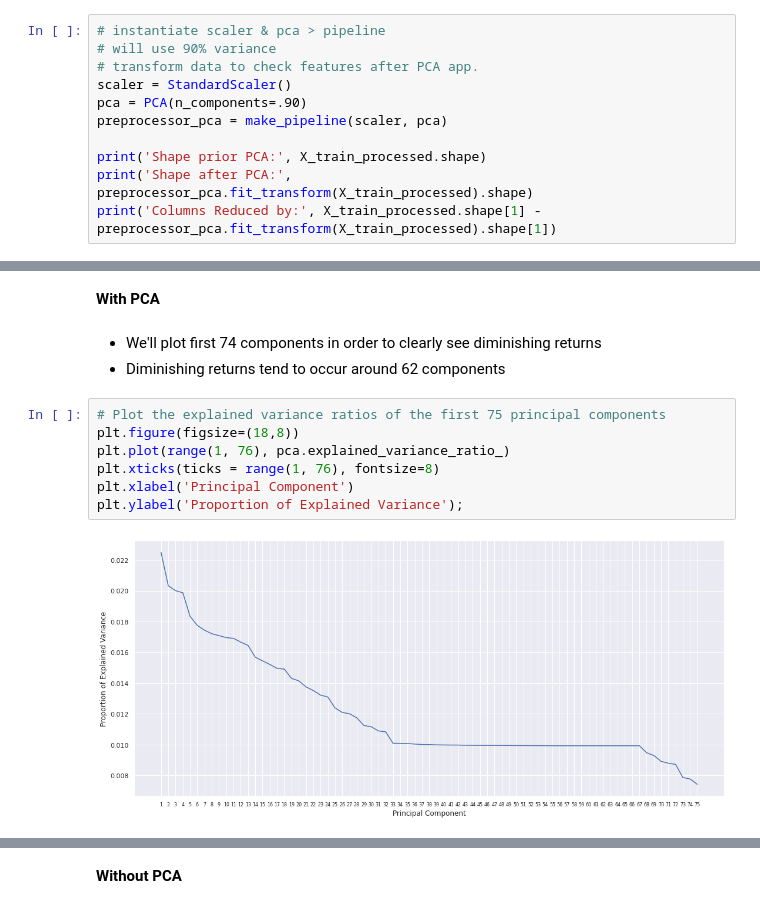
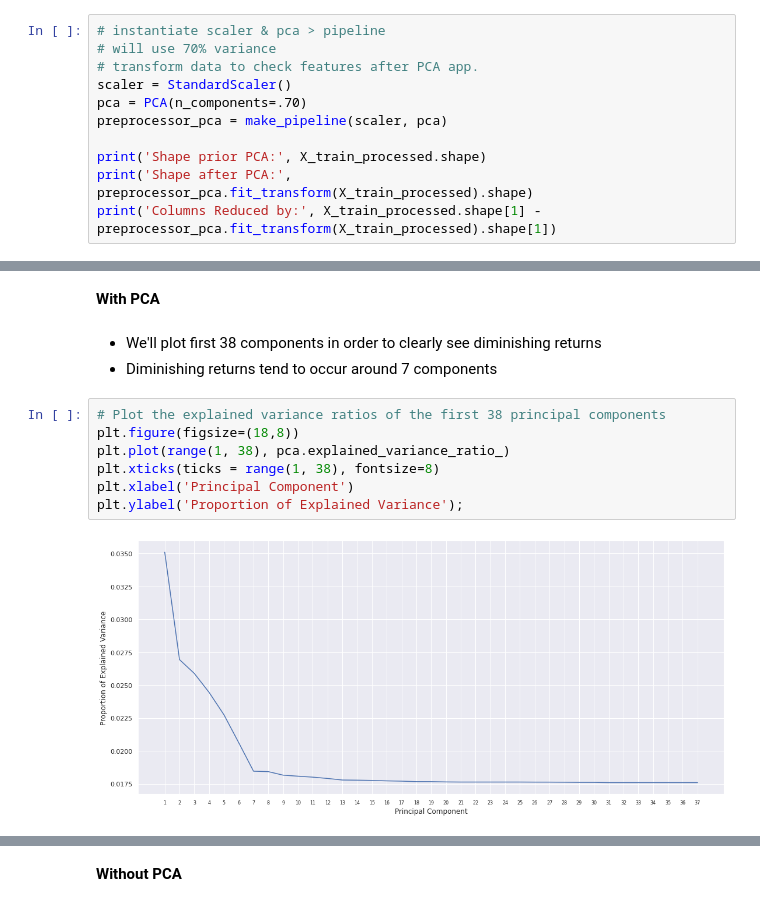
Before and after one commit to ChrisDaVillager/Data-Science-Salaries, a Jupyter notebook: Project_2_Part_4.ipynb, the cells around one changed output, grey strips where cells are left out. Cells and saved outputs as stored; diff of their text form.

```diff
--- a/Project_2_Part_4.ipynb
+++ b/Project_2_Part_4.ipynb
@@ -710,10 +692,10 @@ def eval_model(y_true, y_pred):
   print(f'scores: \nMAE: {mae:,.2f} \nMSE: {mse:,.2f} \nRMSE: {rmse:,.2f} \nR2: {r2:.2f}')
 # %%
 # instantiate scaler & pca > pipeline
-# will use 90% variance
+# will use 70% variance
 # transform data to check features after PCA app.
 scaler = StandardScaler()
-pca = PCA(n_components=.90)
+pca = PCA(n_components=.70)
 preprocessor_pca = make_pipeline(scaler, pca)
 
 print('Shape prior PCA:', X_train_processed.shape)
@@ -729,17 +711,17 @@ knn = KNeighborsRegressor()
 # %% [markdown]
 **With PCA**
 # %% [markdown]
-* We'll plot first 74 components in order to clearly see diminishing returns
-* Diminishing returns tend to occur around 62 components
+* We'll plot first 38 components in order to clearly see diminishing returns
+* Diminishing returns tend to occur around 7 components
 # %%
-# Plot the explained variance ratios of the first 75 principal components
+# Plot the explained variance ratios of the first 38 principal components
 plt.figure(figsize=(18,8))
-plt.plot(range(1, 76), pca.explained_variance_ratio_)
-plt.xticks(ticks = range(1, 76), fontsize=8)
+plt.plot(range(1, 38), pca.explained_variance_ratio_)
+plt.xticks(ticks = range(1, 38), fontsize=8)
 plt.xlabel('Principal Component')
 plt.ylabel('Proportion of Explained Variance');
 # %% [output]
-[figure, old version]
+[figure, new version]
 # %%
 %%time
 # using PCA
```
Also changed, not shown: parts of 22 cells of this notebook.
